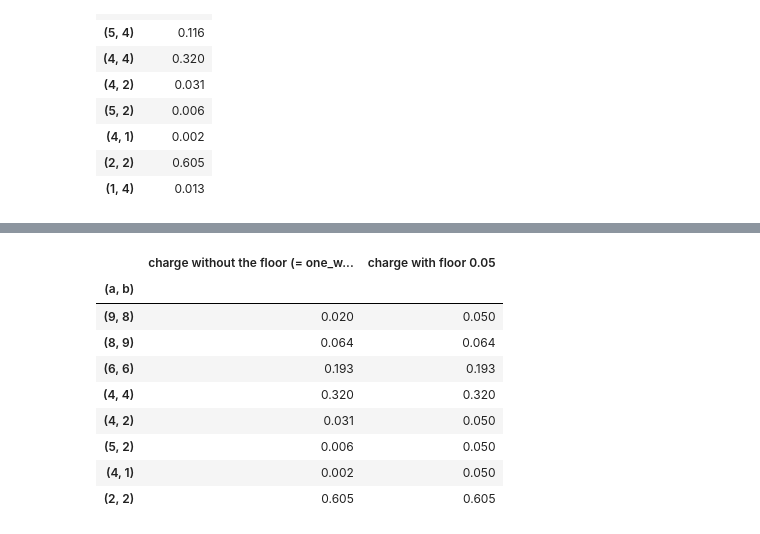
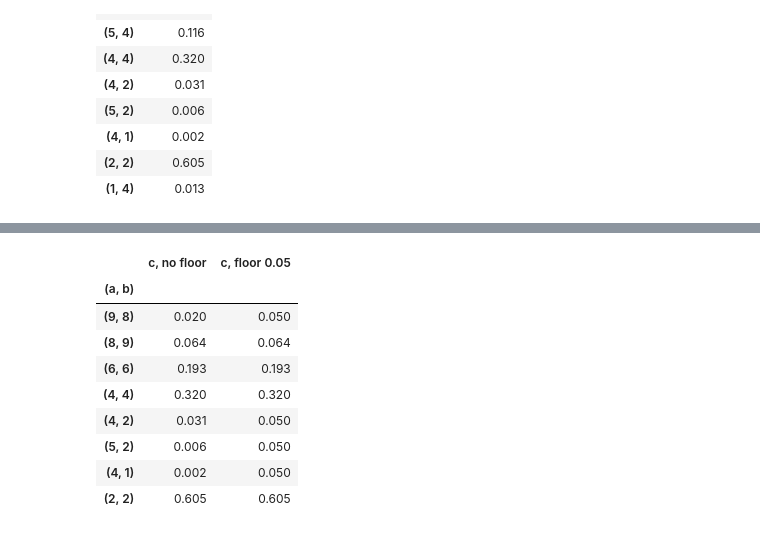
Before and after one commit to shanelee2027/CodenamesAI, a Jupyter notebook: notebooks/value_model_comfort_1028.ipynb, the cells around one changed output, grey strips where cells are left out. Drawn from its saved outputs; the diff is of its cells as text; code cells hidden in the pictures.

```diff
--- a/notebooks/value_model_comfort_1028.ipynb
+++ b/notebooks/value_model_comfort_1028.ipynb
@@ -166,10 +73,8 @@ games and dominant in a cell with a handful.
 # %%
 shrunk = (w + 20 * prior) / (n + 20)
-rows = []
-for a, b in [(9, 8), (4, 4), (8, 8), (8, 9), (8, 2), (9, 2), (3, 9)]:
-    rows.append({"(a, b)": f"({a}, {b})", "games": int(n[a, b]),
-                 "raw rate": w[a, b] / n[a, b] if n[a, b] else np.nan, "fit": prior[a, b],
-                 "weight on fit": 20 / (n[a, b] + 20), "shrunk": shrunk[a, b], "final V": V[a, b]})
+rows = [{"(a, b)": f"({a}, {b})", "n": int(n[a, b]), "raw": w[a, b] / n[a, b] if n[a, b] else np.nan,
+         "fit π": prior[a, b], "α": 20 / (n[a, b] + 20), "shrunk": shrunk[a, b], "V": V[a, b]}
+        for a, b in [(9, 8), (4, 4), (8, 8), (8, 9), (8, 2), (9, 2), (3, 9)]]
 pd.DataFrame(rows).set_index("(a, b)").style.format(
-    {"raw rate": "{:.3f}", "fit": "{:.3f}", "weight on fit": "{:.1%}", "shrunk": "{:.3f}", "final V": "{:.3f}"})
+    {"raw": "{:.3f}", "fit π": "{:.3f}", "α": "{:.1%}", "shrunk": "{:.3f}", "V": "{:.3f}"})
 # %% [output]
@@ -430,10 +160,10 @@ position they leave. A turn that ends after $k$ picks is not charged.
 # %%
 pts = [(9, 8), (8, 9), (6, 6), (4, 4), (4, 2), (5, 2), (4, 1), (2, 2)]
-pd.DataFrame([{"(a, b)": f"({a}, {b})", "charge without the floor (= one_word)": val.one_word(a, b),
-               "charge with floor 0.05": max(val.one_word(a, b), 0.05)} for a, b in pts]
+pd.DataFrame([{"(a, b)": f"({a}, {b})", "c, no floor": val.one_word(a, b),
+               "c, floor 0.05": max(val.one_word(a, b), 0.05)} for a, b in pts]
              ).set_index("(a, b)").style.format("{:.3f}")
 # %% [output]
-|  | charge without the floor (= one_w... | charge with floor 0.05 |
+|  | c, no floor | c, floor 0.05 |
 | (a, b) |  |  |
 | (9, 8) | 0.020 | 0.050 |
 | (8, 9) | 0.064 | 0.064 |
```
Also changed, not shown: parts of 30 cells of this notebook, 2 other files.
